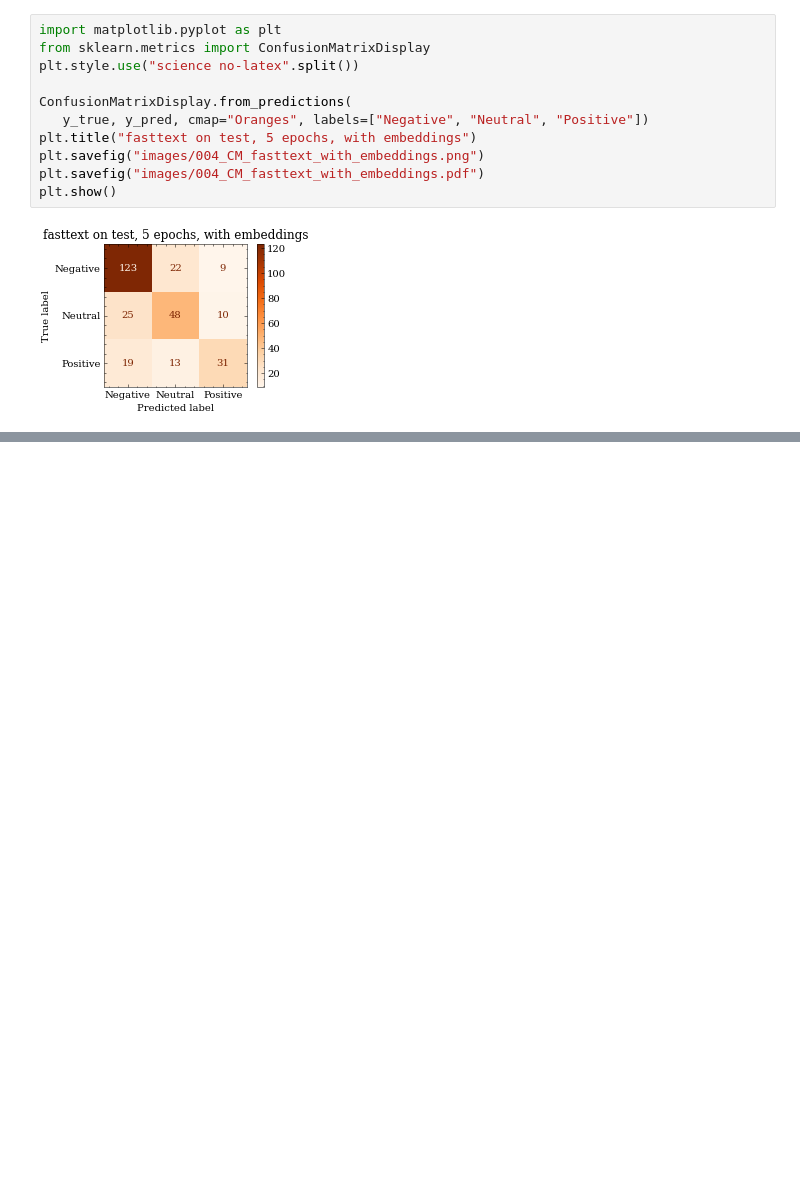
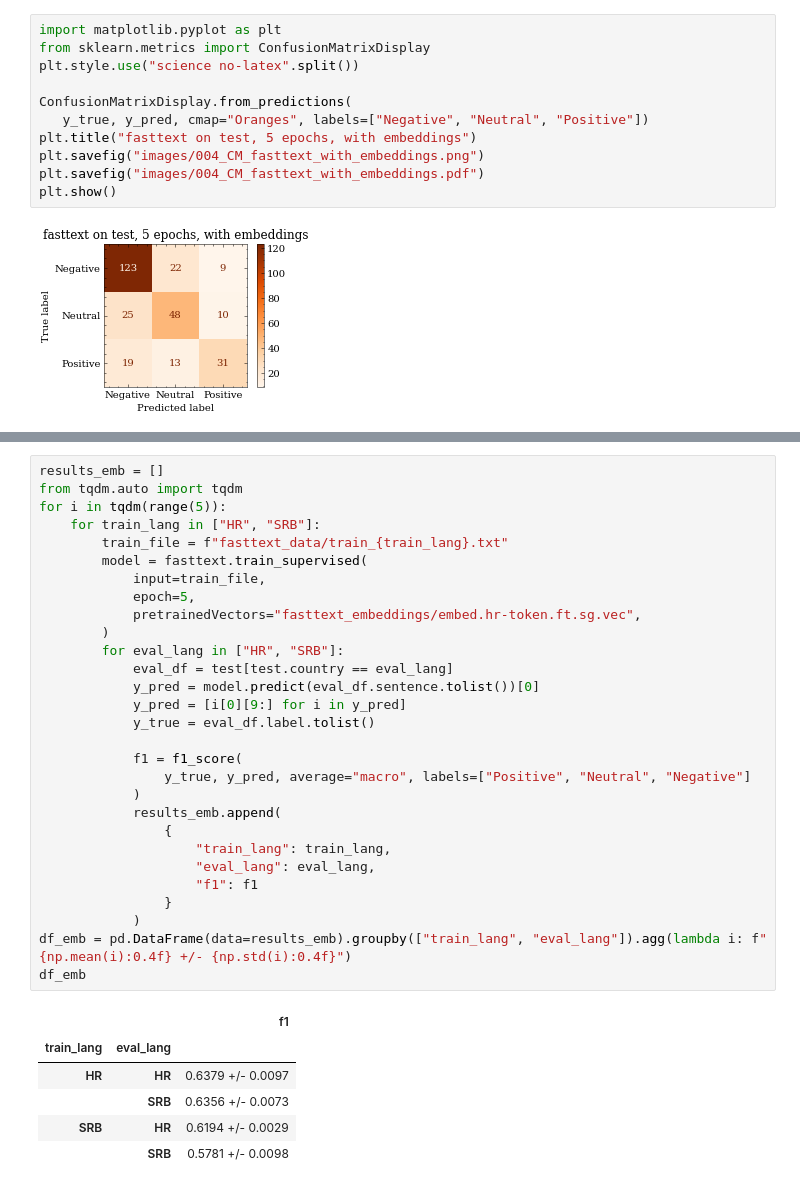
Before and after one commit to 5roop/task10, a Jupyter notebook: 004_fasttext_training.ipynb, the cells around one changed output, grey strips where cells are left out. Drawn from its saved outputs; the diff is of its cells as text; blank space fills up the shorter version.

```diff
--- a/004_fasttext_training.ipynb
+++ b/004_fasttext_training.ipynb
@@ -106,0 +159,36 @@ plt.show()
+# %%
+results_emb = []
+from tqdm.auto import tqdm
+for i in tqdm(range(5)):
+    for train_lang in ["HR", "SRB"]:
+        train_file = f"fasttext_data/train_{train_lang}.txt"
+        model = fasttext.train_supervised(
+            input=train_file,
+            epoch=5,
+            pretrainedVectors="fasttext_embeddings/embed.hr-token.ft.sg.vec",
+        )
+        for eval_lang in ["HR", "SRB"]:
+            eval_df = test[test.country == eval_lang]
+            y_pred = model.predict(eval_df.sentence.tolist())[0]
+            y_pred = [i[0][9:] for i in y_pred]
+            y_true = eval_df.label.tolist()
+
+            f1 = f1_score(
+                y_true, y_pred, average="macro", labels=["Positive", "Neutral", "Negative"]
+            )
+            results_emb.append(
+                {
+                    "train_lang": train_lang,
+                    "eval_lang": eval_lang,
+                    "f1": f1
+                }
+            )
+df_emb = pd.DataFrame(data=results_emb).groupby(["train_lang", "eval_lang"]).agg(lambda i: f"{np.mean(i):0.4f} +/- {np.std(i):0.4f}")
+df_emb
+# %% [output]
+|  |  | f1 |
+| train_lang | eval_lang |  |
+| HR | HR | 0.6379 +/- 0.0097 |
+|  | SRB | 0.6356 +/- 0.0073 |
+| SRB | HR | 0.6194 +/- 0.0029 |
+|  | SRB | 0.5781 +/- 0.0098 |
```
Also changed, not shown: parts of 7 cells of this notebook, 4 other files.
